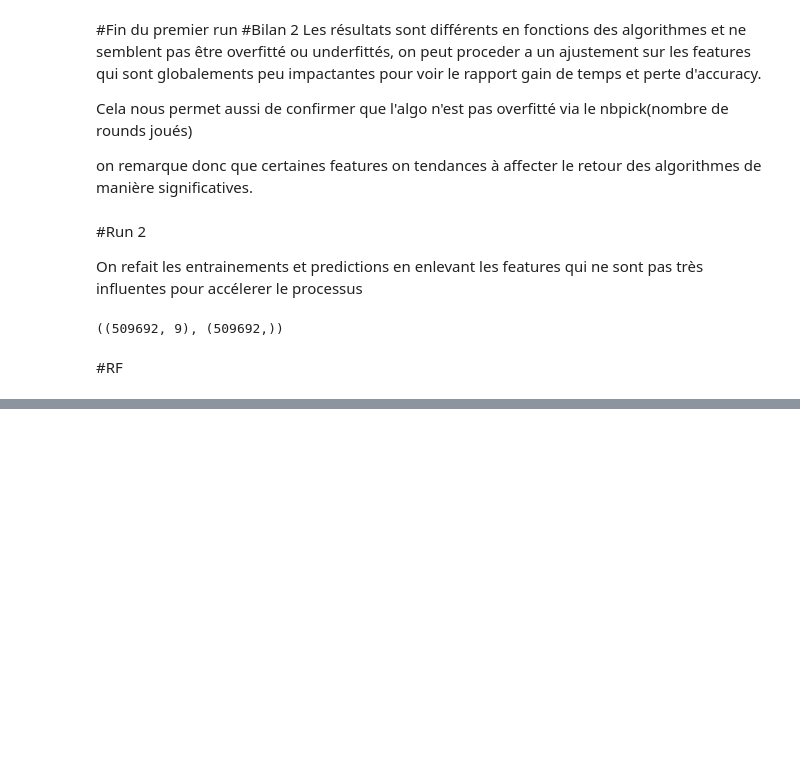
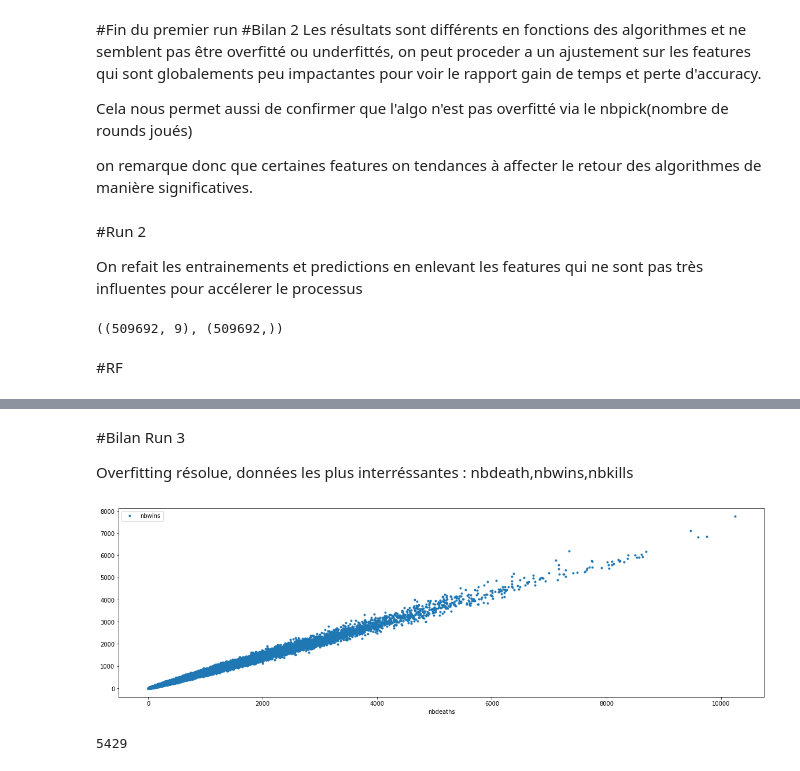
Before and after one commit to frag30041997/jupyter-one, a Jupyter notebook: TP_final_ML_rainbow6.ipynb, the cells around one changed output, grey strips where cells are left out. Drawn from its saved outputs; the diff is of its cells as text; code cells hidden in the pictures; blank space fills up the shorter version.

```diff
--- a/TP_final_ML_rainbow6.ipynb
+++ b/TP_final_ML_rainbow6.ipynb
@@ -571,0 +637,15 @@ print(model.best_params_)
+# %% [markdown]
+#Bilan Run 3
+
+Overfitting résolue, données les plus interréssantes : nbdeath,nbwins,nbkills
+# %%
+df_rainb.plot(x='nbdeaths', y='nbwins', style='.')
+fig = mp.pyplot.gcf()
+fig.set_size_inches(20,6)
+# %% [output]
+[figure, added]
+# %%
+df_rainb_jour = df_rainb.query("dateid == '2017-03-01'")
+print(len(df_rainb_jour.nbdeaths))
+# %% [output]
+5429
```
Also changed, not shown: parts of 26 cells of this notebook.
